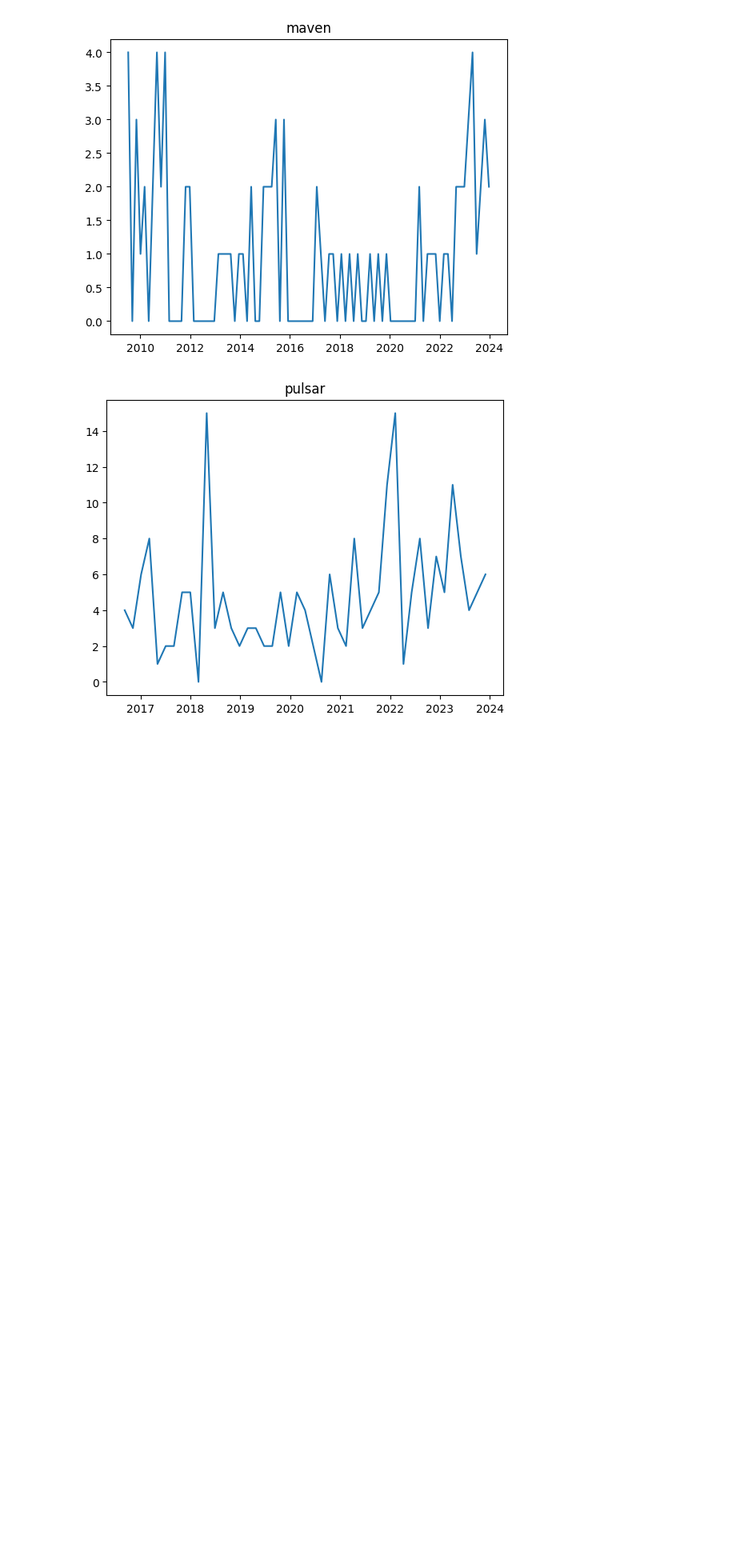
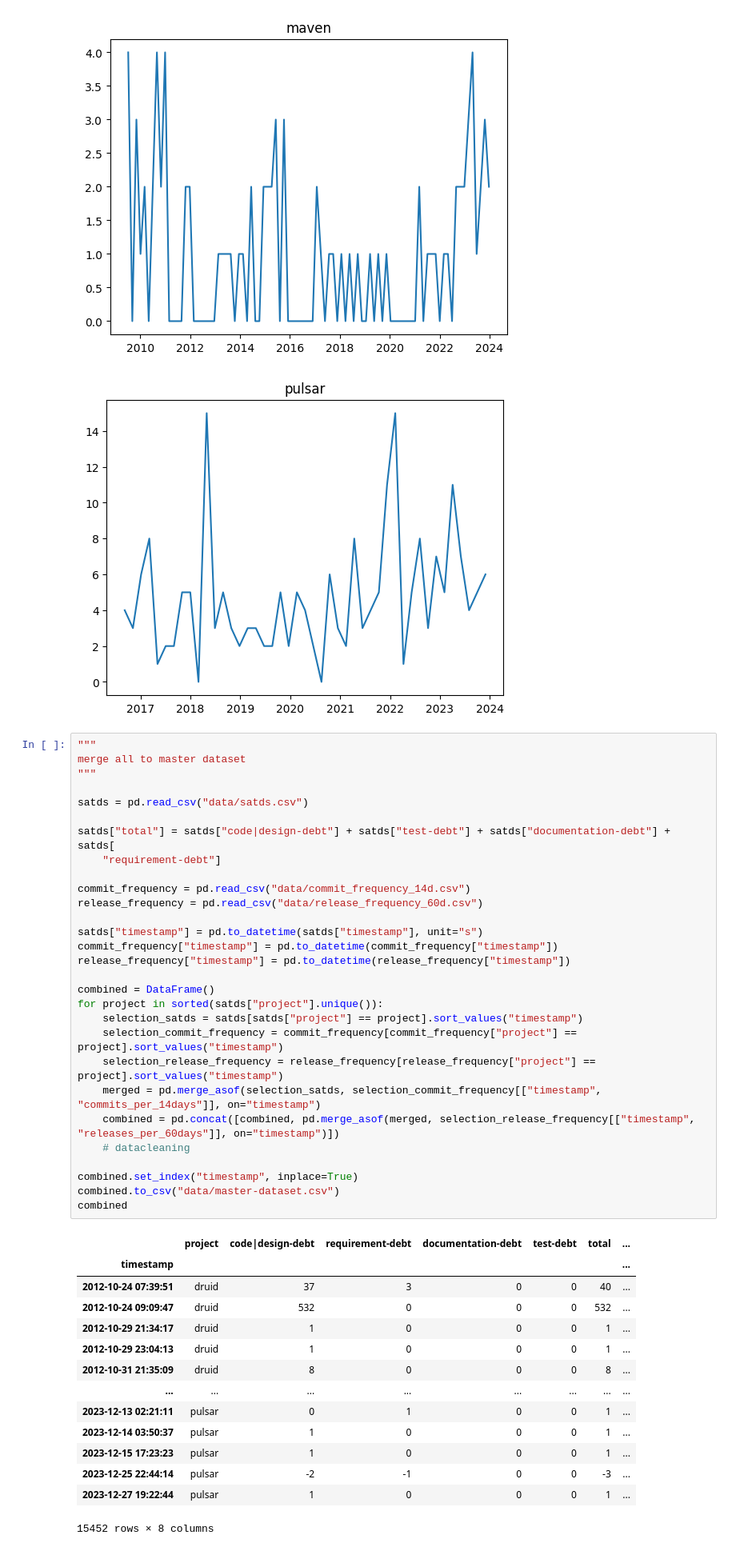
Before and after one commit to patricklindner/satd_finder, a Jupyter notebook: preparation.ipynb, the cells around one changed output. Shown: that part at 80% size. Drawn from its saved outputs; the diff is of its cells as text; blank space fills up the shorter version.

```diff
--- a/preparation.ipynb
+++ b/preparation.ipynb
@@ -60,3 +59,47 @@ combined.to_csv("data/release_frequency_60d.csv")
 [figure]
 [figure]
 [figure]
+# %%
+"""
+merge all to master dataset
+"""
+
+satds = pd.read_csv("data/satds.csv")
+
+satds["total"] = satds["code|design-debt"] + satds["test-debt"] + satds["documentation-debt"] + satds[
+    "requirement-debt"]
+
+commit_frequency = pd.read_csv("data/commit_frequency_14d.csv")
+release_frequency = pd.read_csv("data/release_frequency_60d.csv")
+
+satds["timestamp"] = pd.to_datetime(satds["timestamp"], unit="s")
+commit_frequency["timestamp"] = pd.to_datetime(commit_frequency["timestamp"])
+release_frequency["timestamp"] = pd.to_datetime(release_frequency["timestamp"])
+
+combined = DataFrame()
+for project in sorted(satds["project"].unique()):
+    selection_satds = satds[satds["project"] == project].sort_values("timestamp")
+    selection_commit_frequency = commit_frequency[commit_frequency["project"] == project].sort_values("timestamp")
+    selection_release_frequency = release_frequency[release_frequency["project"] == project].sort_values("timestamp")
+    merged = pd.merge_asof(selection_satds, selection_commit_frequency[["timestamp", "commits_per_14days"]], on="timestamp")
+    combined = pd.concat([combined, pd.merge_asof(merged, selection_release_frequency[["timestamp", "releases_per_60days"]], on="timestamp")])
+    # datacleaning
+
+combined.set_index("timestamp", inplace=True)
+combined.to_csv("data/master-dataset.csv")
+combined
+# %% [output]
+|  | project | code|design-debt | requirement-debt | documentation-debt | test-debt | total | ... |
+| timestamp |  |  |  |  |  |  | ... |
+| 2012-10-24 07:39:51 | druid | 37 | 3 | 0 | 0 | 40 | ... |
+| 2012-10-24 09:09:47 | druid | 532 | 0 | 0 | 0 | 532 | ... |
+| 2012-10-29 21:34:17 | druid | 1 | 0 | 0 | 0 | 1 | ... |
+| 2012-10-29 23:04:13 | druid | 1 | 0 | 0 | 0 | 1 | ... |
+| 2012-10-31 21:35:09 | druid | 8 | 0 | 0 | 0 | 8 | ... |
+| ... | ... | ... | ... | ... | ... | ... | ... |
+| 2023-12-13 02:21:11 | pulsar | 0 | 1 | 0 | 0 | 1 | ... |
+| 2023-12-14 03:50:37 | pulsar | 1 | 0 | 0 | 0 | 1 | ... |
+| 2023-12-15 17:23:23 | pulsar | 1 | 0 | 0 | 0 | 1 | ... |
+| 2023-12-25 22:44:14 | pulsar | -2 | -1 | 0 | 0 | -3 | ... |
+| 2023-12-27 19:22:44 | pulsar | 1 | 0 | 0 | 0 | 1 | ... |
+15452 rows × 8 columns
```
Also changed, not shown: parts of 1 cell of this notebook, 8 other files.
